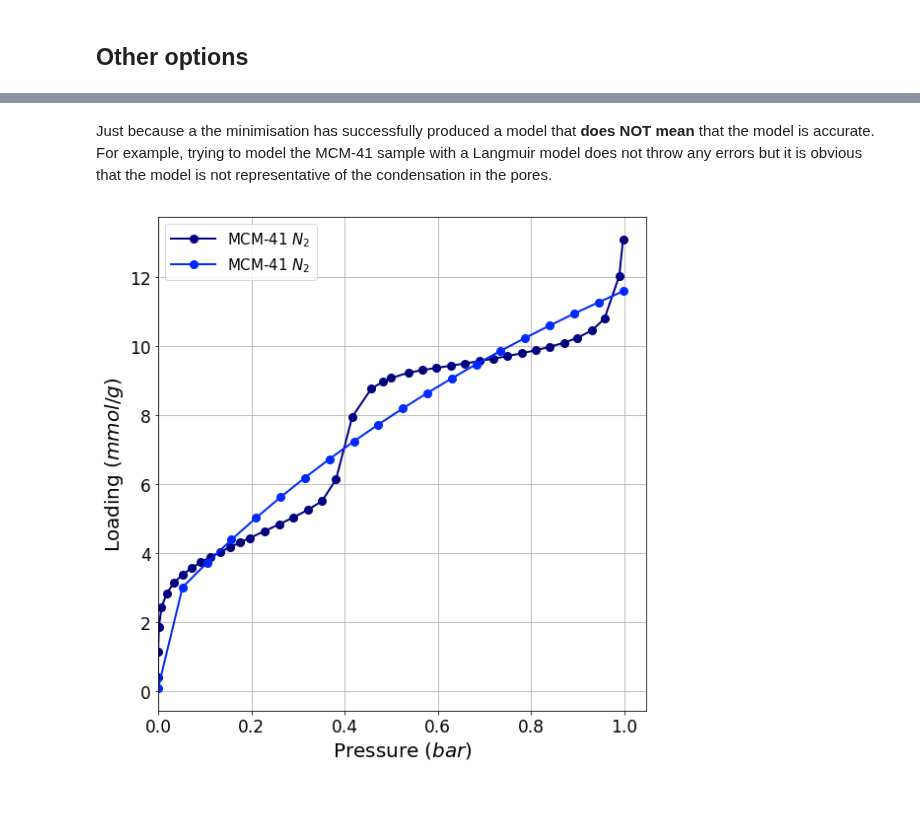
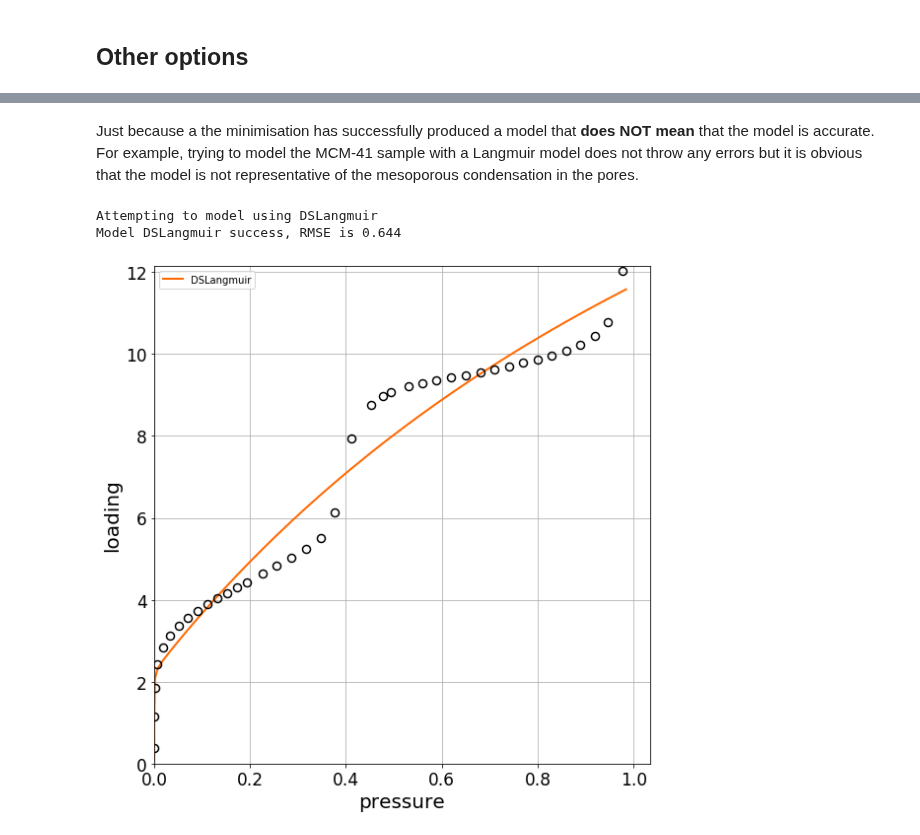
Before and after one commit to pauliacomi/pyGAPS, a Jupyter notebook: docs/examples/modelling.ipynb, the cells around one changed output, grey strips where cells are left out. Drawn from its saved outputs; the diff is of its cells as text; code cells hidden in the pictures; blank space fills up the shorter version.

```diff
--- a/docs/examples/modelling.ipynb
+++ b/docs/examples/modelling.ipynb
@@ -140,12 +135,11 @@ Best model fit is BET
 # %% [markdown]
-Just because a the minimisation has successfully produced a model that **does NOT mean** that the model is accurate. For example, trying to model the MCM-41 sample with a Langmuir model does not throw any errors but it is obvious that the model is not representative of the condensation in the pores.
+Just because a the minimisation has successfully produced a model that **does NOT mean** that the model is accurate. For example, trying to model the MCM-41 sample with a Langmuir model does not throw any errors but it is obvious that the model is not representative of the mesoporous condensation in the pores.
 # %%
 isotherm = next(i for i in isotherms_n2_77k if i.material=='MCM-41')
 
 model = pygaps.ModelIsotherm.from_pointisotherm(isotherm,
-                                                model="DSLangmuir")
-
-pygaps.plot_iso([isotherm, model], branch='ads')
-plt.show()
+                                                model="DSLangmuir", verbose=True)
 # %% [output]
+Attempting to model using DSLangmuir
+Model DSLangmuir success, RMSE is 0.644
-[figure, old version]
+[figure, new version]
```
Also changed, not shown: parts of 13 cells of this notebook, 4 other files.
